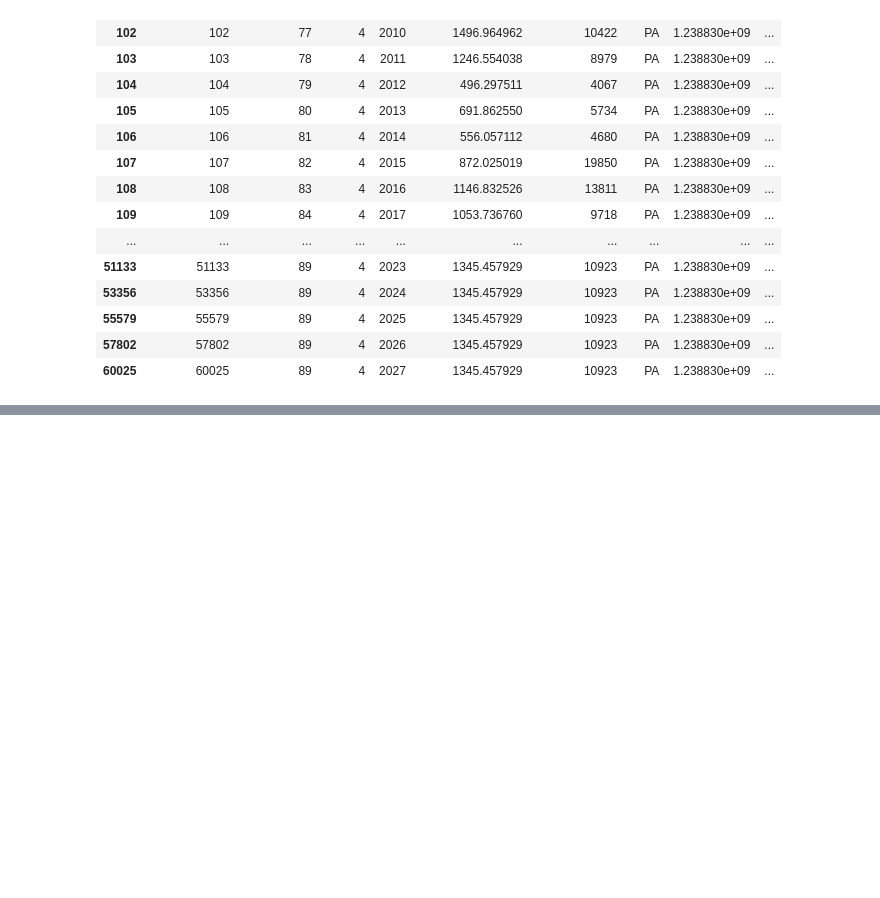
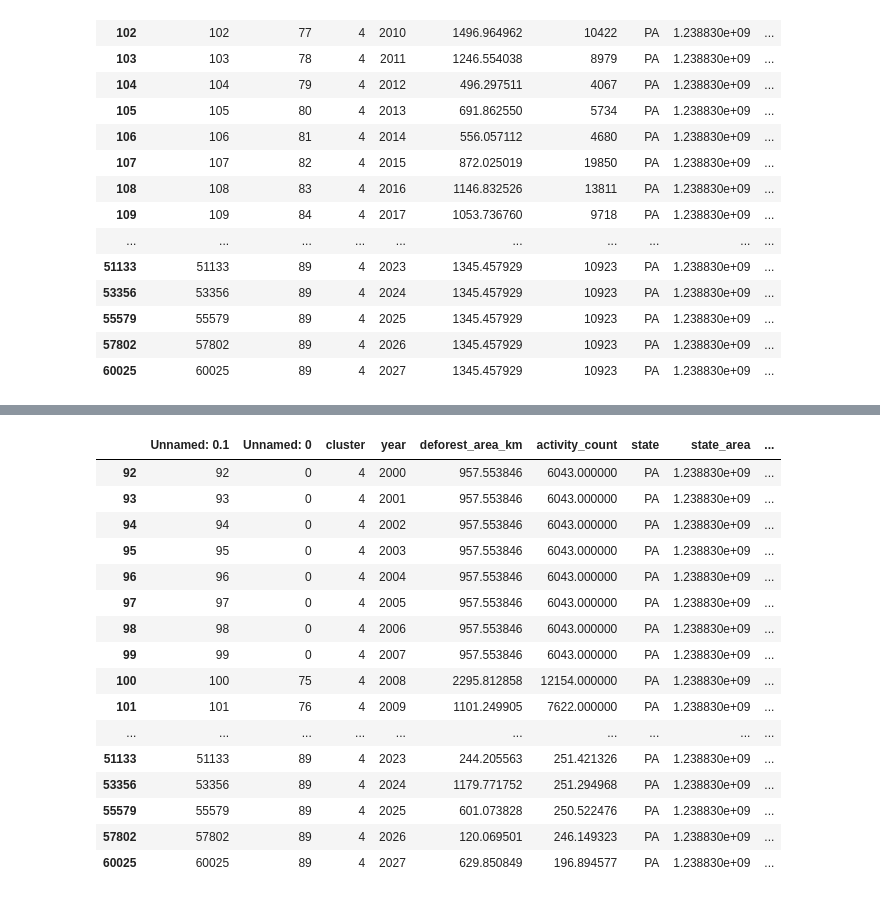
Before and after one commit to t4ai/amazon-deforestation-forecasting, a Jupyter notebook: amazon-deforestation-activity-model.ipynb, the cells around one changed output, grey strips where cells are left out. Saved outputs shown, nothing was run; the diff lists cells and outputs as text; code cells hidden in the pictures; blank space fills up the shorter version.

```diff
--- a/amazon-deforestation-activity-model.ipynb
+++ b/amazon-deforestation-activity-model.ipynb
@@ -447,8 +440,19 @@ cluster_seq = build_lstm_future_sequences(cluster_df, 11, 3, feature_cols)
 # %%
-# make prediction for cluster
-y_pred_cluster = lstm_model.predict(cluster_seq)
+# helper function to run predictions on cluster
+def run_cluster_predictions(df, cluster_name, feature_cols):
 
-# flatten predictions
-y_pred_cluster_flattened = []
-for i in range(len(y_pred_cluster)):
-    y_pred_cluster_flattened.append(np.max(y_pred_cluster[i]))
+  # build sequences for each cluster
+  cluster_df = df[df['cluster_name'] == cluster_name]
+  cluster_df = cluster_df[cluster_df['year'] < 2023]
+
+  cluster_seq = build_lstm_future_sequences(cluster_df, 12, 5, feature_cols)
+
+  # make prediction for cluster
+  y_pred_cluster = best_lstm_model.predict(cluster_seq)
+
+  # flatten predictions
+  y_pred_cluster_flattened = []
+  for i in range(len(y_pred_cluster)):
+      y_pred_cluster_flattened.append(np.max(y_pred_cluster[i]))
+
+  return y_pred_cluster_flattened
@@ -456,0 +495,21 @@ for i in range(len(y_pred_cluster)):
+# %%
+# inspect a sample cluster
+all_prediction_data_cluster[all_prediction_data_cluster['cluster_name'] == 'cl_4']
+# %% [output]
+|  | Unnamed: 0.1 | Unnamed: 0 | cluster | year | deforest_area_km | activity_count | state | state_area | ... |
+| 92 | 92 | 0 | 4 | 2000 | 957.553846 | 6043.000000 | PA | 1.238830e+09 | ... |
+| 93 | 93 | 0 | 4 | 2001 | 957.553846 | 6043.000000 | PA | 1.238830e+09 | ... |
+| 94 | 94 | 0 | 4 | 2002 | 957.553846 | 6043.000000 | PA | 1.238830e+09 | ... |
+| 95 | 95 | 0 | 4 | 2003 | 957.553846 | 6043.000000 | PA | 1.238830e+09 | ... |
+| 96 | 96 | 0 | 4 | 2004 | 957.553846 | 6043.000000 | PA | 1.238830e+09 | ... |
+| 97 | 97 | 0 | 4 | 2005 | 957.553846 | 6043.000000 | PA | 1.238830e+09 | ... |
+| 98 | 98 | 0 | 4 | 2006 | 957.553846 | 6043.000000 | PA | 1.238830e+09 | ... |
+| 99 | 99 | 0 | 4 | 2007 | 957.553846 | 6043.000000 | PA | 1.238830e+09 | ... |
+| 100 | 100 | 75 | 4 | 2008 | 2295.812858 | 12154.000000 | PA | 1.238830e+09 | ... |
+| 101 | 101 | 76 | 4 | 2009 | 1101.249905 | 7622.000000 | PA | 1.238830e+09 | ... |
+| ... | ... | ... | ... | ... | ... | ... | ... | ... | ... |
+| 51133 | 51133 | 89 | 4 | 2023 | 244.205563 | 251.421326 | PA | 1.238830e+09 | ... |
+| 53356 | 53356 | 89 | 4 | 2024 | 1179.771752 | 251.294968 | PA | 1.238830e+09 | ... |
+| 55579 | 55579 | 89 | 4 | 2025 | 601.073828 | 250.522476 | PA | 1.238830e+09 | ... |
+| 57802 | 57802 | 89 | 4 | 2026 | 120.069501 | 246.149323 | PA | 1.238830e+09 | ... |
+| 60025 | 60025 | 89 | 4 | 2027 | 629.850849 | 196.894577 | PA | 1.238830e+09 | ... |
```
Also changed, not shown: parts of 15 cells of this notebook.
